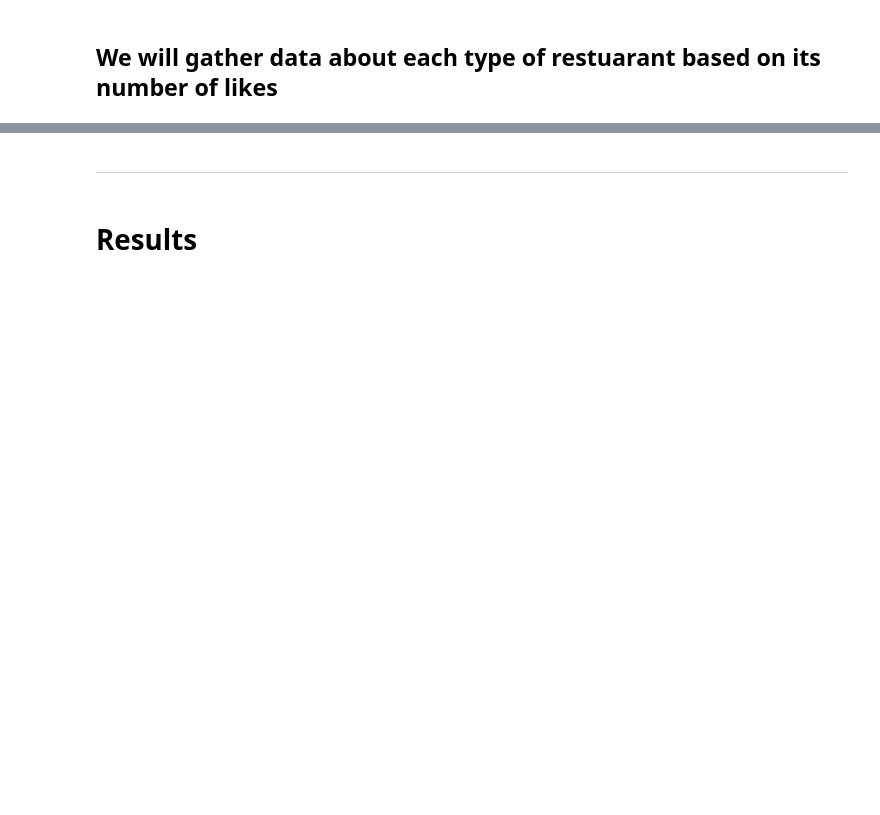
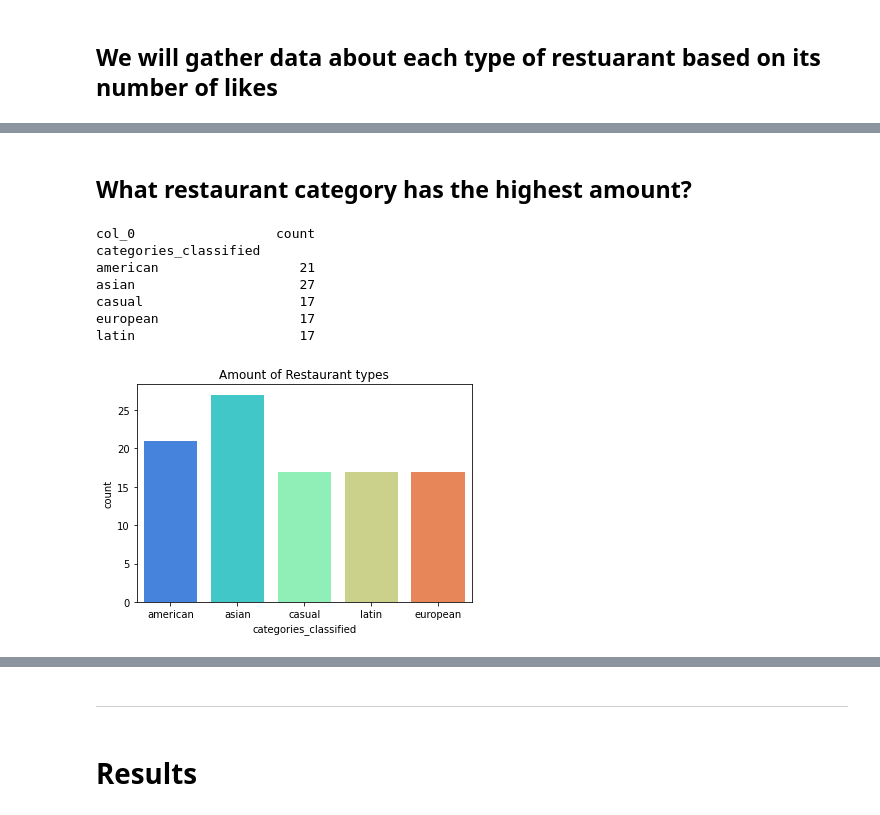
Before and after one commit to HunterKane/Coursera_Capstone.-, a Jupyter notebook: Battle of the Neighborhoods week 4 (Part 2).ipynb, the cells around one changed output, grey strips where cells are left out. Drawn from its saved outputs; the diff is of its cells as text; code cells hidden in the pictures; blank space fills up the shorter version.

```diff
--- a/Battle of the Neighborhoods week 4 (Part 2).ipynb
+++ b/Battle of the Neighborhoods week 4 (Part 2).ipynb
@@ -400,0 +617,17 @@ raw_dataset['likes'].mean()
+# %% [markdown]
+## What restaurant category has the highest amount?
+# %%
+print(pd.crosstab(index = raw_dataset["categories_classified"],
+            columns="count"))
+sns.countplot(raw_dataset.categories_classified,palette="rainbow")
+plt.title('Amount of Restaurant types')
+plt.show();
+# %% [output]
+col_0                  count
+categories_classified
+american                  21
+asian                     27
+casual                    17
+european                  17
+latin                     17
+[figure, added]
```
Also changed, not shown: parts of 55 cells of this notebook.
